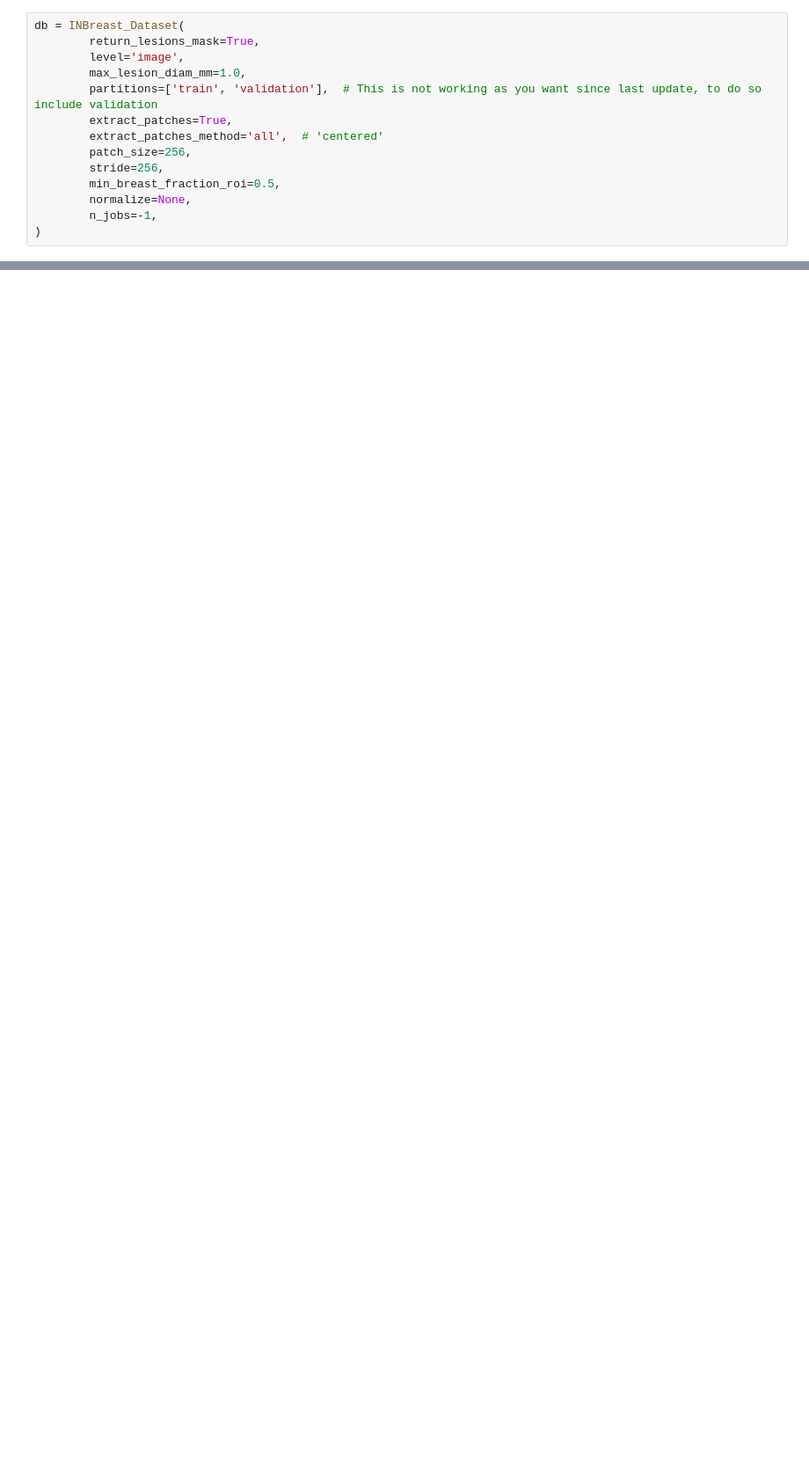
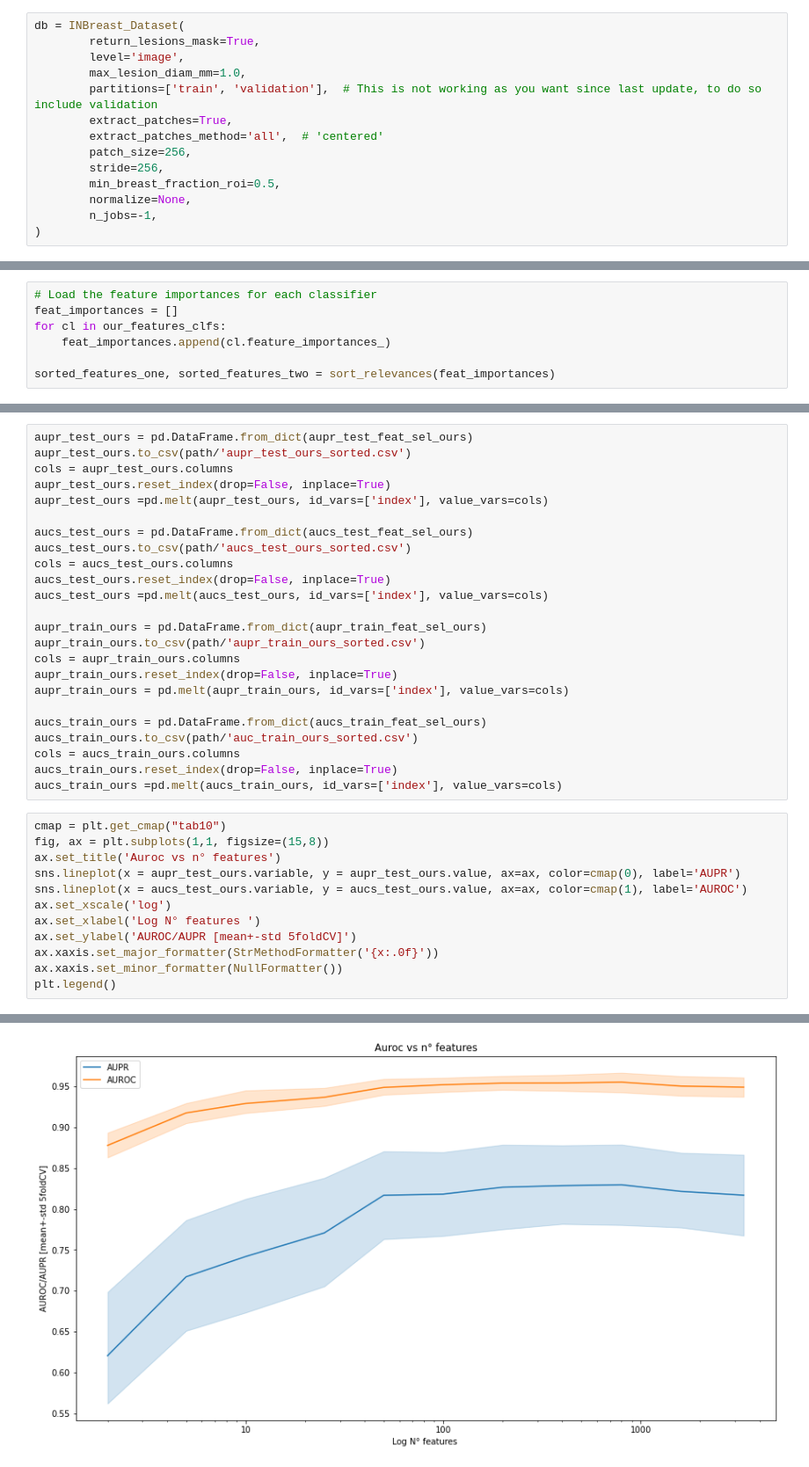
Before and after one commit to joaco18/calc-det, a Jupyter notebook: notebooks/haar_features_selection.ipynb, the cells around one changed output, grey strips where cells are left out. Shown: that part at 88% size. Saved outputs shown, nothing was run; the diff lists cells and outputs as text; blank space fills up the shorter version.

```diff
--- a/notebooks/haar_features_selection.ipynb
+++ b/notebooks/haar_features_selection.ipynb
@@ -662,0 +272,7 @@ def compute_feats(image, kernels):
+# %%
+# Load the feature importances for each classifier
+feat_importances = []
+for cl in our_features_clfs:
+    feat_importances.append(cl.feature_importances_)
+
+sorted_features_one, sorted_features_two = sort_relevances(feat_importances)
@@ -662,0 +343,37 @@ def compute_feats(image, kernels):
+# %%
+aupr_test_ours = pd.DataFrame.from_dict(aupr_test_feat_sel_ours)
+aupr_test_ours.to_csv(path/'aupr_test_ours_sorted.csv')
+cols = aupr_test_ours.columns
+aupr_test_ours.reset_index(drop=False, inplace=True)
+aupr_test_ours =pd.melt(aupr_test_ours, id_vars=['index'], value_vars=cols)
+
+aucs_test_ours = pd.DataFrame.from_dict(aucs_test_feat_sel_ours)
+aucs_test_ours.to_csv(path/'aucs_test_ours_sorted.csv')
+cols = aucs_test_ours.columns
+aucs_test_ours.reset_index(drop=False, inplace=True)
+aucs_test_ours =pd.melt(aucs_test_ours, id_vars=['index'], value_vars=cols)
+
+aupr_train_ours = pd.DataFrame.from_dict(aupr_train_feat_sel_ours)
+aupr_train_ours.to_csv(path/'aupr_train_ours_sorted.csv')
+cols = aupr_train_ours.columns
+aupr_train_ours.reset_index(drop=False, inplace=True)
+aupr_train_ours = pd.melt(aupr_train_ours, id_vars=['index'], value_vars=cols)
+
+aucs_train_ours = pd.DataFrame.from_dict(aucs_train_feat_sel_ours)
+aucs_train_ours.to_csv(path/'auc_train_ours_sorted.csv')
+cols = aucs_train_ours.columns
+aucs_train_ours.reset_index(drop=False, inplace=True)
+aucs_train_ours =pd.melt(aucs_train_ours, id_vars=['index'], value_vars=cols)
+# %%
+cmap = plt.get_cmap("tab10")
+fig, ax = plt.subplots(1,1, figsize=(15,8))
+ax.set_title('Auroc vs n° features')
+sns.lineplot(x = aupr_test_ours.variable, y = aupr_test_ours.value, ax=ax, color=cmap(0), label='AUPR')
+sns.lineplot(x = aucs_test_ours.variable, y = aucs_test_ours.value, ax=ax, color=cmap(1), label='AUROC')
+ax.set_xscale('log')
+ax.set_xlabel('Log N° features ')
+ax.set_ylabel('AUROC/AUPR [mean+-std 5foldCV]')
+ax.xaxis.set_major_formatter(StrMethodFormatter('{x:.0f}'))
+ax.xaxis.set_minor_formatter(NullFormatter())
+plt.legend()
+# %% [output]
@@ -662,0 +381 @@ def compute_feats(image, kernels):
+[figure, added]
```
Also changed, not shown: parts of 105 cells of this notebook.
